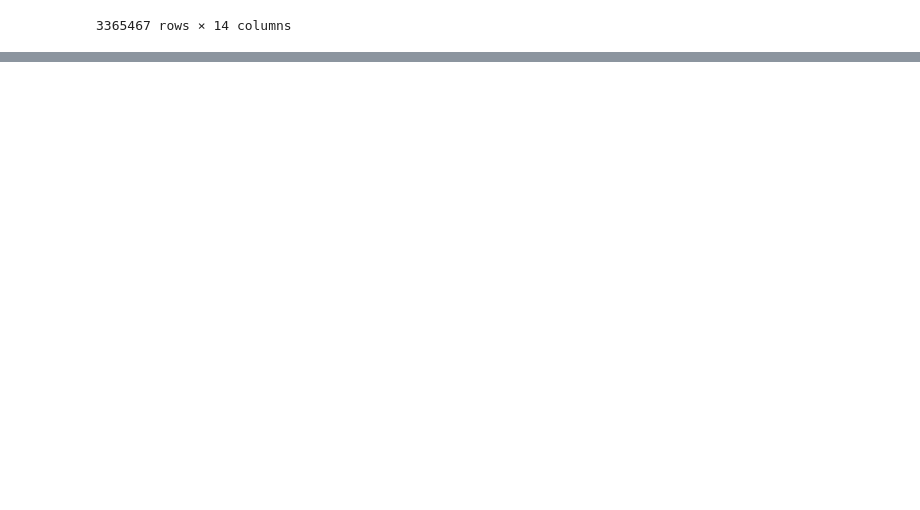
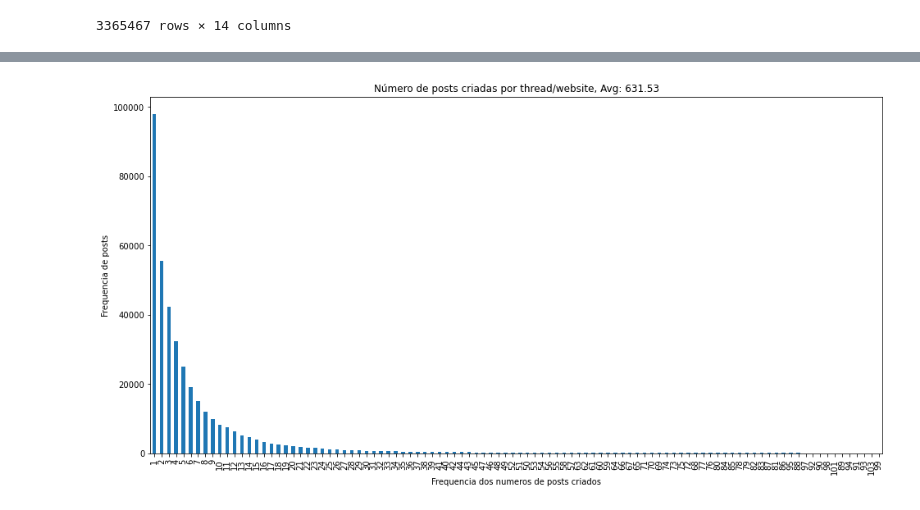
Before and after one commit to fmorenovr/crimepy, a Jupyter notebook: notebooks/3_DB_Statistics.ipynb, the cells around one changed output, grey strips where cells are left out. Drawn from its saved outputs; the diff is of its cells as text; code cells hidden in the pictures; blank space fills up the shorter version.

```diff
--- a/notebooks/3_DB_Statistics.ipynb
+++ b/notebooks/3_DB_Statistics.ipynb
@@ -856,0 +841,14 @@ posts_df
+# %%
+post_thread_board_df = pd.pivot_table(posts_threads_df[["site_name", "thread_title", "thread_id", "post_id"]].drop_duplicates(),
+                                 index=["site_name", "thread_title", "thread_id"],
+                                 values=["post_id"],
+                                 aggfunc={
+                                     "post_id":len
+                                 }
+                                ).sort_values(by="post_id", ascending=False)#.reset_index(level=0)
+post_thread_board_df.rename(columns={"post_id":"num_posts_created"}, inplace=True)
+post_thread_board_df.reset_index(inplace=True)
+post_thread_board_df.set_index(["site_name", "thread_title"], inplace=True)
+post_thread_board_df.drop_duplicates(inplace=True)
+post_thread_board_df.drop(columns=['thread_id'], inplace=True)
+post_thread_board_df
@@ -856,0 +870,4 @@ posts_df
+# %%
+post_threads_board_df_ = post_thread_board_df.pivot_table(columns=['num_posts_created'], aggfunc='size')
+post_threads_board_df_.sort_values(ascending=False, inplace=True)
+post_threads_board_df_
@@ -856,0 +888,8 @@ posts_df
+# %%
+mean_val = round(post_threads_board_df_.mean(), 2)
+
+ax = post_threads_board_df_[:100].plot(kind="bar", figsize=(16,8), title=f"Número de posts criadas por thread/website, Avg: {mean_val}", xlabel="Frequencia dos numeros de posts criados", ylabel="Frequencia de posts", rot=90)
+# ax.legend(list(temp_df["site_name"]))
+#ax.get_legend().remove()
+# %% [output]
+[figure, added]
```
Also changed, not shown: parts of 8 cells of this notebook, 3 other files.
